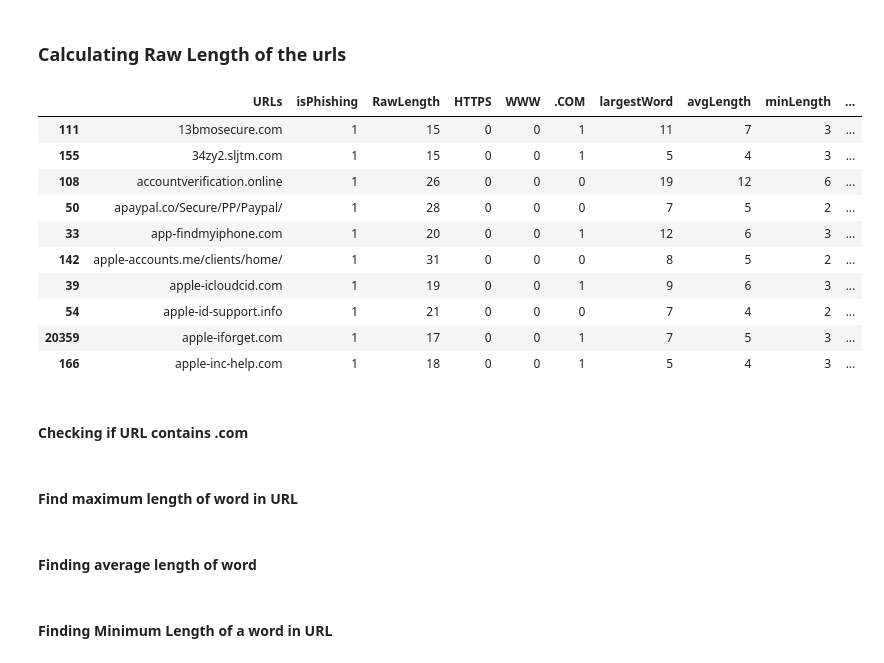
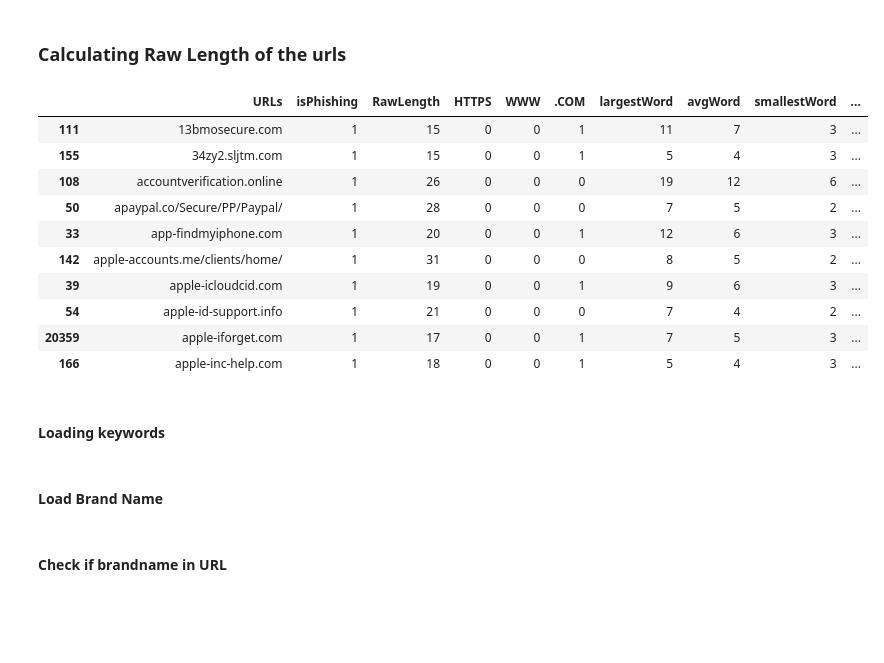
Before and after one commit to Shreya549/no-phishy, a Jupyter notebook: DataMining.ipynb, the cells around one changed output. Saved outputs shown, nothing was run; the diff lists cells and outputs as text; code cells hidden in the pictures; blank space fills up the shorter version.

```diff
--- a/DataMining.ipynb
+++ b/DataMining.ipynb
@@ -191,36 +191,36 @@ def numOfSubdom(site):
     if s:
         site = site[s.end():]
     e = re.search("/",site)
     if e:
         site = site[:e.end()-1]
     site = site.split(".")
     # one for domain extension eg. com,edu,in
     num = len(site)-1
     if 'www' in site:
         num = num-1
     return num
 
 def keyCount(site):
     count = 0
     wordList = re.split(r"\.|\/|-|\?|=|#|&|_|@|:\/\/",site)
     for word in wordList:
         if word in keywordList:
             count += 1
     return count
 
 df["RawLength"] = df["URLs"].apply(rawlength)
 df["HTTPS"] = df["URLs"].apply(isHTTPS)
 df["WWW"] = df["URLs"].apply(hasWWW)
 df[".COM"] = df["URLs"].apply(hasCOM)
 df["largestWord"] = df["URLs"].apply(lenMaxWord)
-df["avgLength"] = df["URLs"].apply(lenAvgWord)
-df["minLength"] = df["URLs"].apply(lenMinWord)
+df["avgWord"] = df["URLs"].apply(lenAvgWord)
+df["smallestWord"] = df["URLs"].apply(lenMinWord)
 df["SDlength"] = df["URLs"].apply(SDlengthWord)
 df["countSubDomain"] = df["URLs"].apply(numOfSubdom)
 
 df.head(10)
 # %% [output]
-|  | URLs | isPhishing | RawLength | HTTPS | WWW | .COM | largestWord | avgLength | minLength | ... |
+|  | URLs | isPhishing | RawLength | HTTPS | WWW | .COM | largestWord | avgWord | smallestWord | ... |
 | 111 | 13bmosecure.com | 1 | 15 | 0 | 0 | 1 | 11 | 7 | 3 | ... |
 | 155 | 34zy2.sljtm.com | 1 | 15 | 0 | 0 | 1 | 5 | 4 | 3 | ... |
 | 108 | accountverification.online | 1 | 26 | 0 | 0 | 0 | 19 | 12 | 6 | ... |
@@ -231,3 +231,5 @@ df.head(10)
 | 54 | apple-id-support.info | 1 | 21 | 0 | 0 | 0 | 7 | 4 | 2 | ... |
 | 20359 | apple-iforget.com | 1 | 17 | 0 | 0 | 1 | 7 | 5 | 3 | ... |
 | 166 | apple-inc-help.com | 1 | 18 | 0 | 0 | 1 | 5 | 4 | 3 | ... |
+# %% [markdown]
+#### Loading keywords
@@ -233,0 +240,2 @@ df.head(10)
+# %% [markdown]
+#### Load Brand Name
@@ -234,8 +246,2 @@ df.head(10)
 # %% [markdown]
-#### Checking if URL contains .com
+#### Check if brandname in URL
-# %% [markdown]
-#### Find maximum length of word in URL
-# %% [markdown]
-#### Finding average length of word
-# %% [markdown]
-#### Finding Minimum Length of a word in URL
```
Also changed, not shown: parts of 22 cells of this notebook, 3 other files.
